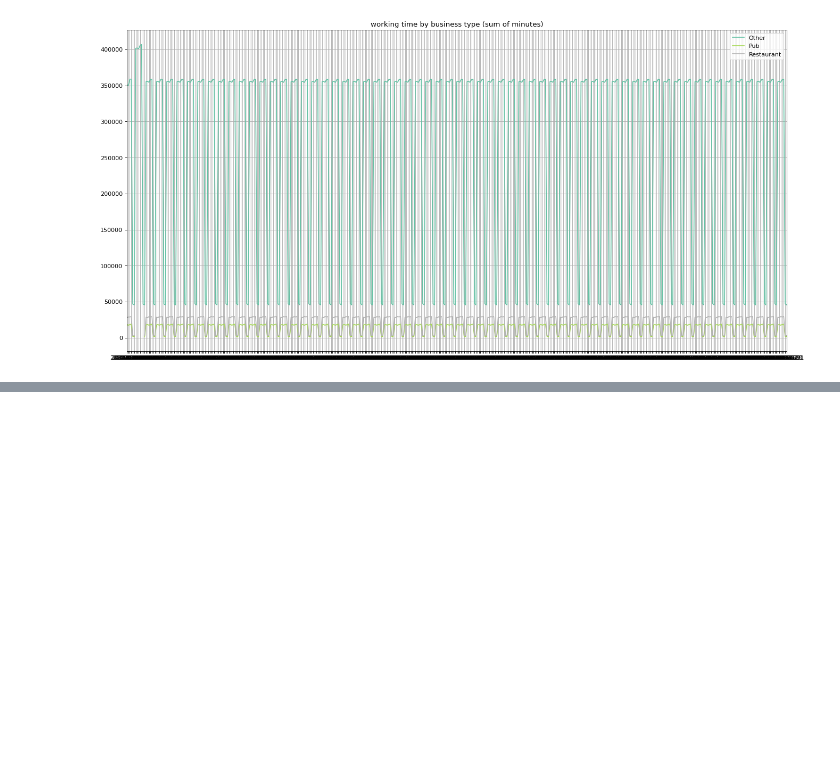
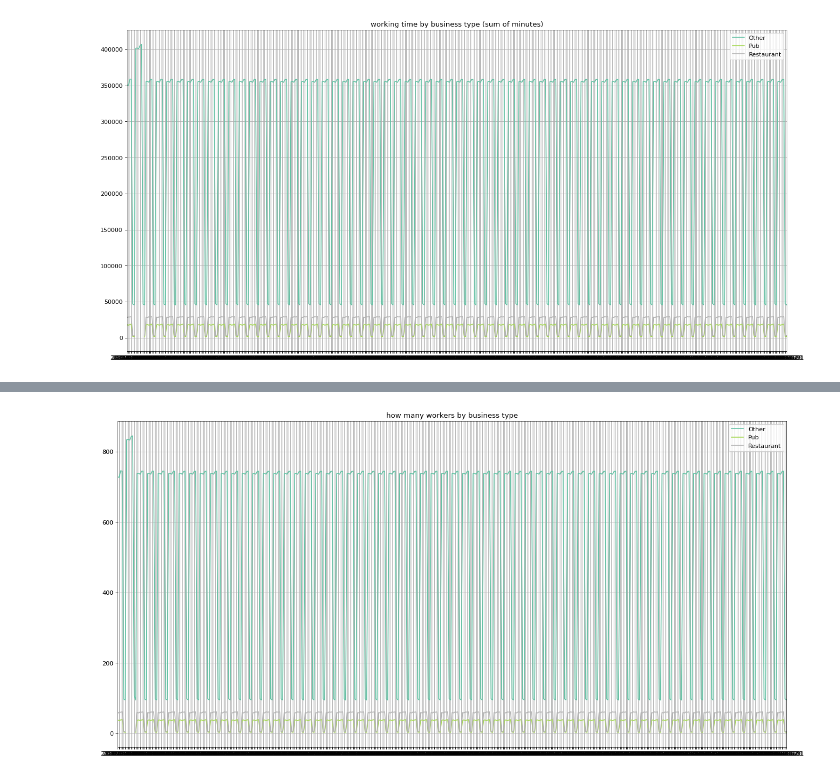
Before and after one commit to blukitas/Viz_2022_Grupo_4, a Jupyter notebook: docker/Notebooks/12.participant_job.ipynb, the cells around one changed output, grey strips where cells are left out. Drawn from its saved outputs; the diff is of its cells as text; code cells hidden in the pictures; blank space fills up the shorter version.

Commit message:
worker by business type

```diff
--- a/docker/Notebooks/12.participant_job.ipynb
+++ b/docker/Notebooks/12.participant_job.ipynb
@@ -72,0 +75,19 @@ plt.show()
+# %%
+SQL = """
+  select
+	vd.dt_date,
+	vpj.business_type,
+	count(distinct(a.participantid)) workers
+  from activitylogs a
+  inner join vo_date vd on a.ts_min::date = vd.dt_date
+  inner join vo_participants_jobs vpj on a.participantid = vpj.participantid
+  									and a.jobid = vpj.jobid
+  where currentmode = 'AtWork'
+  group by
+	vd.dt_date,
+	vpj.business_type
+order by
+	vd.dt_date,
+	vpj.business_type;
+"""
+df = pd.read_sql(SQL, engine)
@@ -72,0 +103,5 @@ plt.show()
+# %%
+df = df.pivot(
+    index="business_type", columns="dt_date", values="workers"
+).reset_index()
+# df = df.pivot(index="financialstatus", columns="ts", values="max_availablebalance").reset_index()
@@ -72,0 +116,13 @@ plt.show()
+# %%
+from pandas.plotting import parallel_coordinates
+
+fig, ax = plt.subplots(figsize=(20, 10), dpi=80)
+# Turns off grid on the left Axis.
+ax.grid(False)
+parallel_coordinates(
+    df, "business_type", colormap=plt.get_cmap("Set2"), ax=ax, axvlines=False
+)
+ax.set_title("how many workers by business type")
+plt.show()
+# %% [output]
+[figure, added]
```
Also changed, not shown: parts of 5 cells of this notebook, 1 other file.
